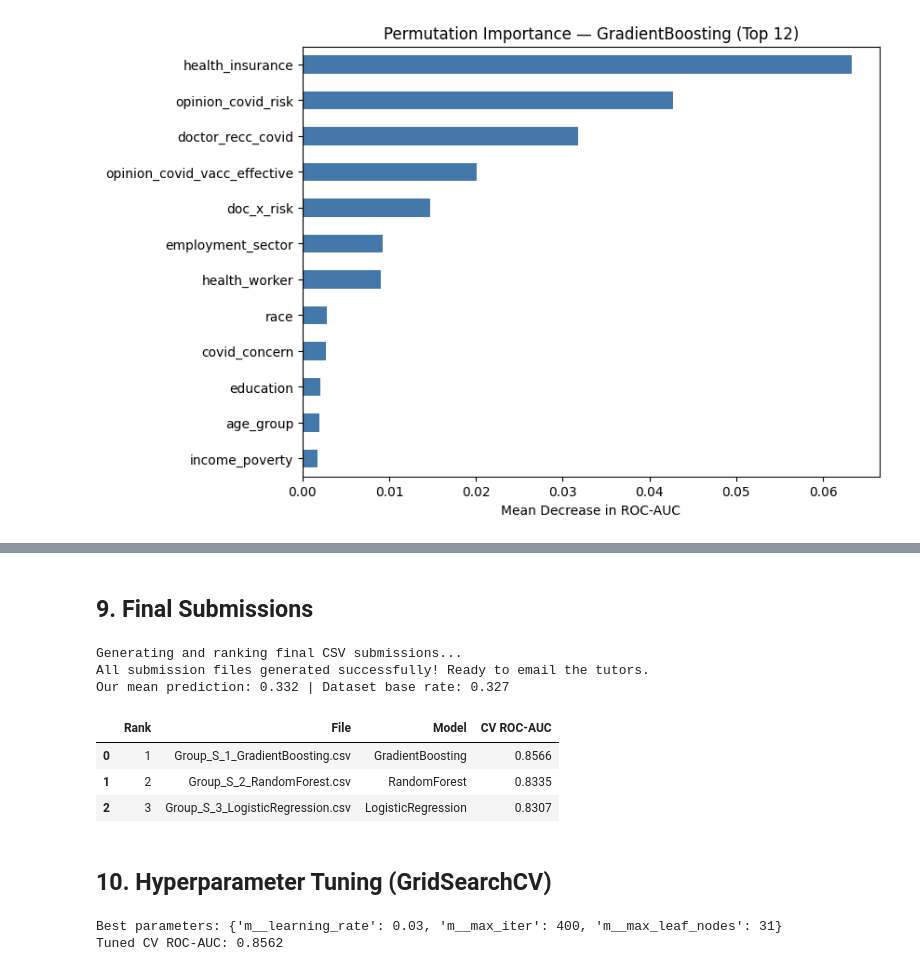
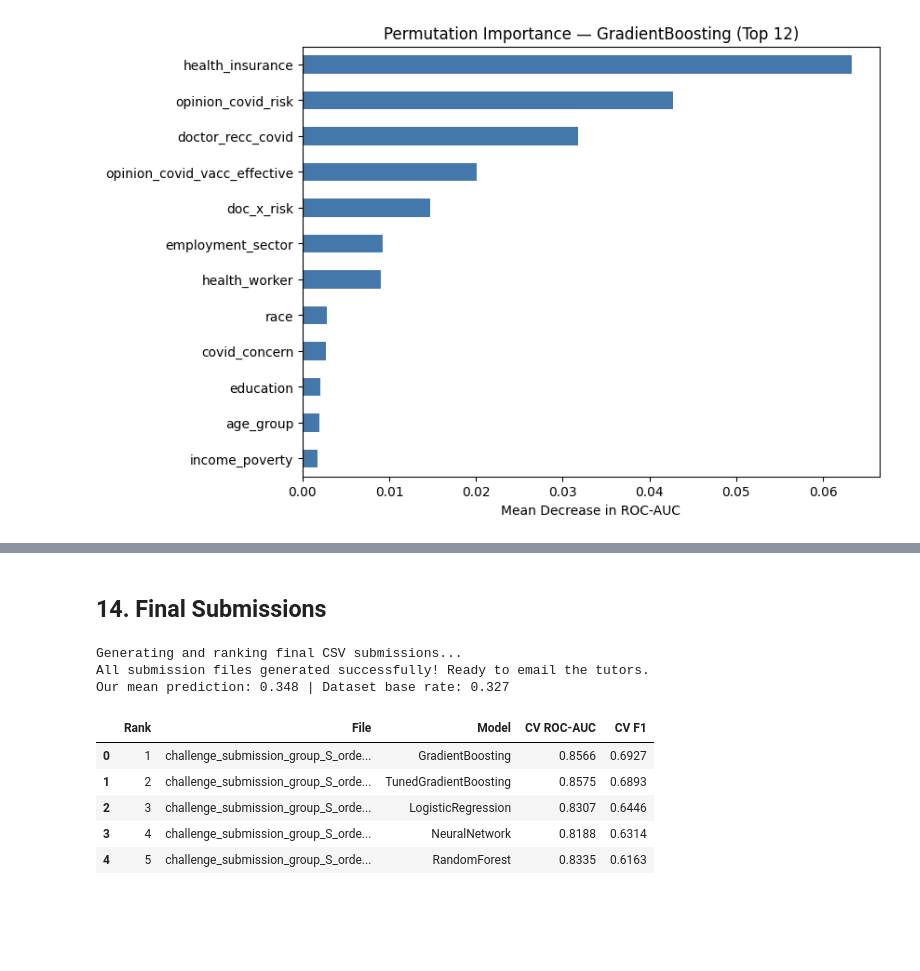
Before and after one commit to GroupS-hackathon/challenge_submission_group_S, a Jupyter notebook: challenge_submission_group_S.ipynb, the cells around one changed output, grey strips where cells are left out. Drawn from its saved outputs; the diff is of its cells as text; code cells hidden in the pictures; blank space fills up the shorter version.

Commit message:
fix: finalise model, align F1 ranking, update SHAP observations

```diff
--- a/challenge_submission_group_S.ipynb
+++ b/challenge_submission_group_S.ipynb
@@ -378,0 +58,4 @@ Gradient Boosting ROC-AUC: 0.8566
+# %%
+SEED=42;
+target_col='covid_vaccine';
+D='respondent_id'
@@ -378,0 +64,6 @@ Gradient Boosting ROC-AUC: 0.8566
+# %%
+train=pd.read_csv('dataset_C_training.csv');
+test=pd.read_csv('dataset_C_testing.csv')
+y=train[target_col].values
+print('train',train.shape,'test',test.shape);
+train.head()
@@ -493,80 +712,54 @@ plt.show()
 # %% [markdown]
-## **9. Final Submissions**
+## **14. Final Submissions**
 # %%
 print("Generating and ranking final CSV submissions...")
 
-ranked_models = sorted(val_predictions.keys(), key=lambda name: roc_auc_score(y, val_predictions[name]), reverse=True)
+all_f1_scores = {name: f1_score(y, (val_predictions[name] >= 0.5).astype(int)) for name in val_predictions}
+ranked_models = sorted(all_f1_scores, key=all_f1_scores.get, reverse=True)
 
-# List to store our summary table data for the presentation
 summary_rows = []
 
-# Define our columns exactly as required by the tutors
-id_col = 'respondent_id'
-target_col = 'covid_vaccine'
+for rank, name in enumerate(ranked_models[:5], 1):
+    filename = f'challenge_submission_group_S_order_{rank}.csv'
 
-for rank, name in enumerate(ranked_models, 1):
-    filename = f'Group_S_{rank}_{name}.csv'
-
-    # Create the dataframe structure
     current_submission = pd.DataFrame({
-        id_col: test.index,
-        target_col: test_predictions[name]
+        D: test[D],
+        target_col: (test_predictions[name] >= 0.5).astype(int)
     })
 
     current_submission.to_csv(filename, index=False)
 
     summary_rows.append({
         'Rank': rank,
         'File': filename,
         'Model': name,
-        'CV ROC-AUC': round(roc_auc_score(y, val_predictions[name]), 4)
+        'CV ROC-AUC': round(roc_auc_score(y, val_predictions[name]), 4),
+        'CV F1': round(all_f1_scores[name], 4)
     })
 
+# Update best_model_name to reflect the full ranking including tuned model
 best_model_name = ranked_models[0]
+
+optimal_binary_predictions = (test_predictions[best_model_name] >= best_threshold).astype(int)
+
 final_submission = pd.DataFrame({
-    id_col: test.index,
-    target_col: test_predictions[best_model_name]
+    D: test[D],
+    target_col: optimal_binary_predictions
 })
 
 final_submission.to_csv('FINAL_Group_S_Submission.csv', index=False)
 
 print("All submission files generated successfully! Ready to email the tutors.")
 print(f"Our mean prediction: {final_submission[target_col].mean():.3f} | Dataset base rate: {y.mean():.3f}")
 
 pd.DataFrame(summary_rows)
 # %% [output]
 Generating and ranking final CSV submissions...
 All submission files generated successfully! Ready to email the tutors.
-Our mean prediction: 0.332 | Dataset base rate: 0.327
+Our mean prediction: 0.348 | Dataset base rate: 0.327
-|  | Rank | File | Model | CV ROC-AUC |
-| 0 | 1 | Group_S_1_GradientBoosting.csv | GradientBoosting | 0.8566 |
-| 1 | 2 | Group_S_2_RandomForest.csv | RandomForest | 0.8335 |
-| 2 | 3 | Group_S_3_LogisticRegression.csv | LogisticRegression | 0.8307 |
+|  | Rank | File | Model | CV ROC-AUC | CV F1 |
+| 0 | 1 | challenge_submission_group_S_orde... | GradientBoosting | 0.8566 | 0.6927 |
+| 1 | 2 | challenge_submission_group_S_orde... | TunedGradientBoosting | 0.8575 | 0.6893 |
+| 2 | 3 | challenge_submission_group_S_orde... | LogisticRegression | 0.8307 | 0.6446 |
+| 3 | 4 | challenge_submission_group_S_orde... | NeuralNetwork | 0.8188 | 0.6314 |
+| 4 | 5 | challenge_submission_group_S_orde... | RandomForest | 0.8335 | 0.6163 |
-# %% [markdown]
-## **10. Hyperparameter Tuning (GridSearchCV)**
-# %%
-from sklearn.model_selection import GridSearchCV
-
-boosting_pipeline = Pipeline([
-    ('pre', boosting_preprocessor),
-    ('m', HistGradientBoostingClassifier(early_stopping=True, validation_fraction=0.1,
-                                         categorical_features=boosting_cat_indices,
-                                         random_state=42))
-])
-
-param_grid = {
-    'm__learning_rate': [0.03, 0.05],
-    'm__max_iter': [400, 700],
-    'm__max_leaf_nodes': [31, 63]
-}
-
-grid_search = GridSearchCV(boosting_pipeline, param_grid, scoring='roc_auc', cv=3, n_jobs=5)
-grid_search.fit(X, y)
-
-print("Best parameters:", grid_search.best_params_)
-print(f"Tuned CV ROC-AUC: {grid_search.best_score_:.4f}")
-
-tuned_gradient_boosting = grid_search.best_estimator_
-# %% [output]
-Best parameters: {'m__learning_rate': 0.03, 'm__max_iter': 400, 'm__max_leaf_nodes': 31}
-Tuned CV ROC-AUC: 0.8562
```
Also changed, not shown: parts of 88 cells of this notebook.
